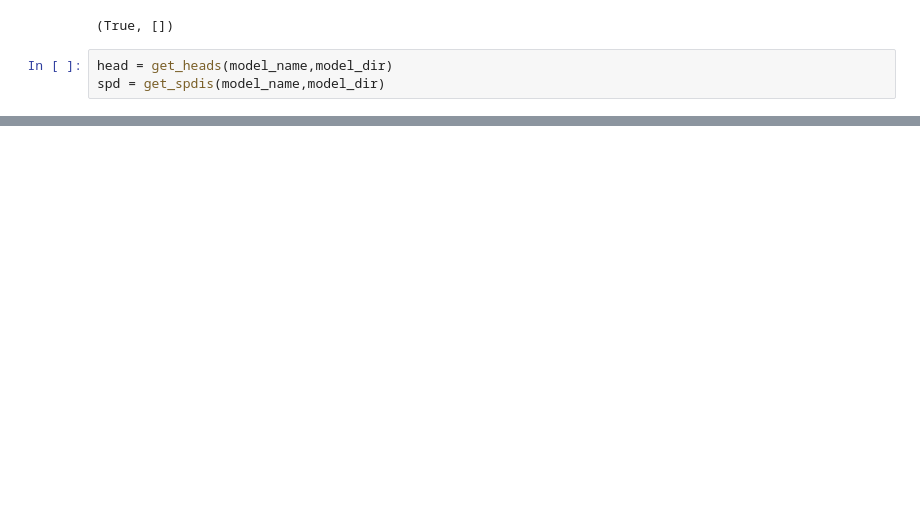
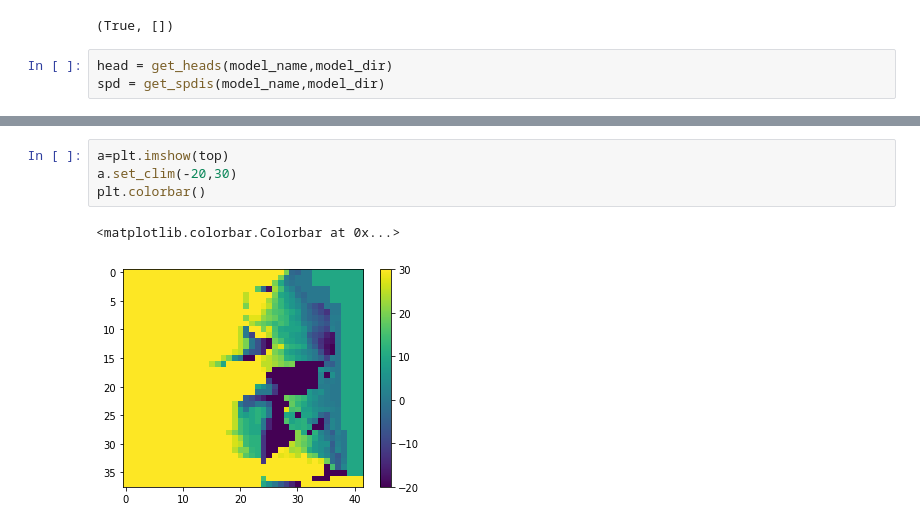
Before and after one commit to LudovicSchorpp/TM_Ludovic_Schorpp, a Jupyter notebook: codes_tests/Chabart/notebooks/test_permanent.ipynb, the cells around one changed output, grey strips where cells are left out. Cells and saved outputs as stored; diff of their text form; blank space fills up the shorter version.

```diff
--- a/codes_tests/Chabart/notebooks/test_permanent.ipynb
+++ b/codes_tests/Chabart/notebooks/test_permanent.ipynb
@@ -276,0 +303,7 @@ g1.set_label("Head [m] ",fontsize=20)
+# %%
+a=plt.imshow(top)
+a.set_clim(-20,30)
+plt.colorbar()
+# %% [output]
+<matplotlib.colorbar.Colorbar at 0x...>
+[figure, added]
```
Also changed, not shown: parts of 11 cells of this notebook, 10 other files.
